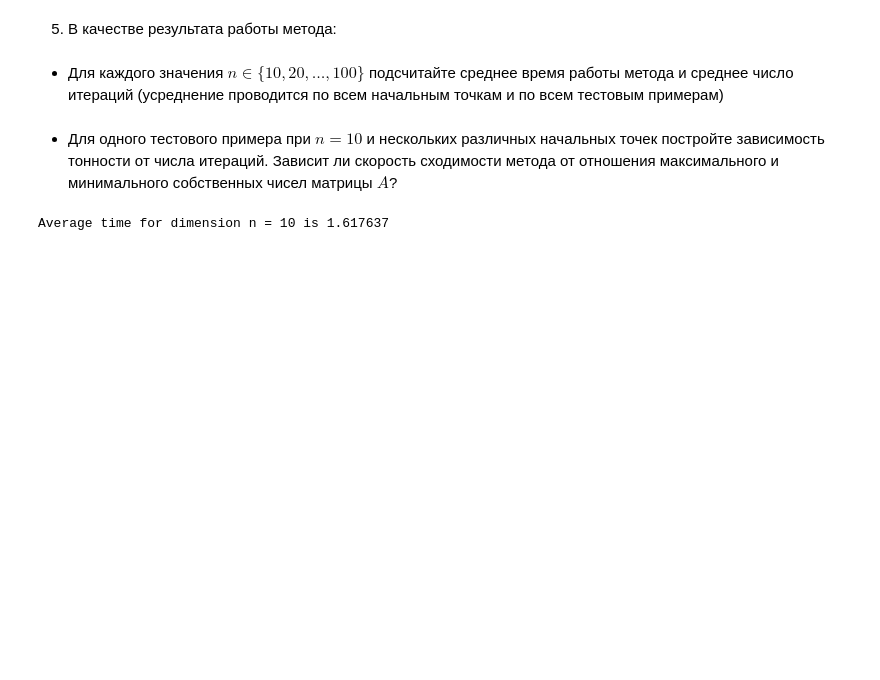
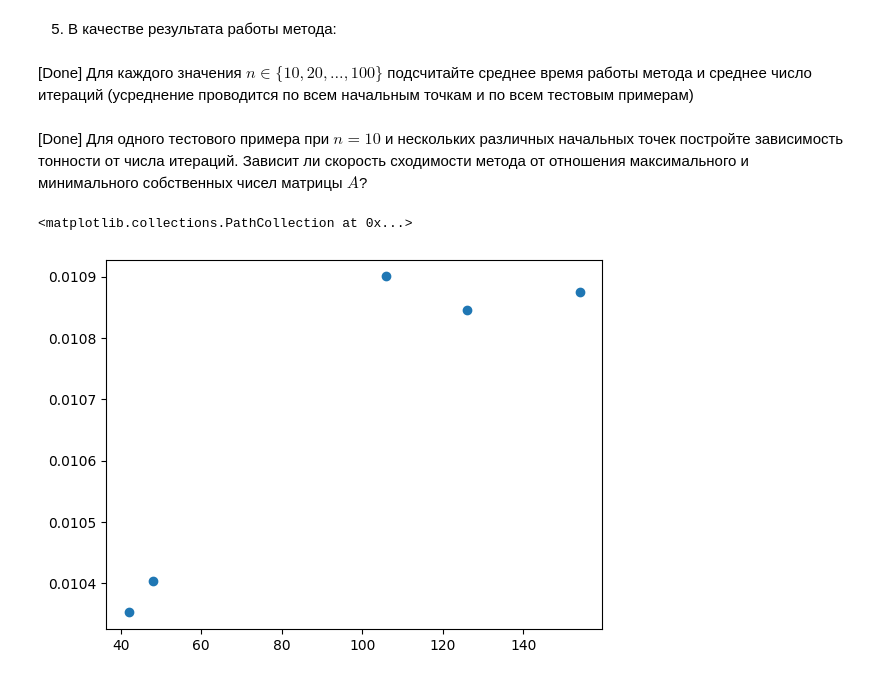
Before and after one commit to alexgiving/optimization, a Jupyter notebook: gradient_descent.ipynb, the cells around one changed output. Saved outputs shown, nothing was run; the diff lists cells and outputs as text; code cells hidden in the pictures; blank space fills up the shorter version.

```diff
--- a/gradient_descent.ipynb
+++ b/gradient_descent.ipynb
@@ -67 +107,34 @@ def get_symmetric_matrix(n: int) -> NDArray:
+# %%
+@dataclass
+class TestCase:
+    A: NDArray
+    default_x: list[NDArray] = field(default_factory=list)
+    solver_x: NDArray = None
+    my_x: list[NDArray] = field(default_factory=list)
+    num_iterations: list[int] = field(default_factory=list)
+    time: list[int] = field(default_factory=list)
+    accuracy: list[float] = field(default_factory=list)
+
+
+def generate_data(min_dim: int, max_dim: int, step_dim: int, num_test_cases: int, num_experiments: int) -> Dict[int, List[TestCase]]:
+    dimensionality_range = range(min_dim, max_dim+1, step_dim)
+
+    data = defaultdict(list)
+    for n in dimensionality_range:
+        for _ in range(num_test_cases):
+            A = get_symmetric_matrix(n)
+            test_case = TestCase(A)
+            for _ in range(num_experiments):
+                x = np.random.random(n)
+                test_case.default_x.append(x)
+            data[n].append(test_case)
+    return data
+# %%
+test_data = generate_data(
+    min_dim=10,
+    max_dim=10,
+    step_dim=10,
+    num_test_cases=100,
+    num_experiments=100
+    )
 # %%
@@ -211,25 +270,13 @@ for n in n_values:
 # %% [markdown]
 5. В качестве результата работы метода:
 # %% [markdown]
-* Для каждого значения $n \in \{10,20,\dots,100\}$ подсчитайте среднее время работы метода и среднее число итераций (усреднение проводится по всем начальным точкам и по всем тестовым примерам)
+[Done] Для каждого значения $n \in \{10,20,\dots,100\}$ подсчитайте среднее время работы метода и среднее число итераций (усреднение проводится по всем начальным точкам и по всем тестовым примерам)
 # %% [markdown]
-* Для одного тестового примера при $n = 10$ и нескольких различных начальных точек постройте зависимость тонности от числа итераций. Зависит ли скорость сходимости метода от отношения максимального и минимального собственных чисел матрицы $A$?
+[Done] Для одного тестового примера при $n = 10$ и нескольких различных начальных точек постройте зависимость тонности от числа итераций. Зависит ли скорость сходимости метода от отношения максимального и минимального собственных чисел матрицы $A$?
-# %%
-n = 10
-N = 3
-
-mu = np.ones(n)
-time_stamps = []
-
-for experiment in range(N):
-    A = get_symmetric_matrix(n)
-
-    start_time = time.time()
-    x = grad_desc_exact_line(n=n, A=A, func=function, grad_func=grad_function)
-    end_time = time.time()
-    time_stamps.append(end_time - start_time)
-
-    # print(f'Optimal y: {function(x, A, mu)}, obtained in {x}')
-print(f'Average time for dimension n = {n} is {np.mean(time_stamps):.6f}')
-# %% [output]
-Average time for dimension n = 10 is 1.617637
+# %%
+test_case = test_data[10][0]
+
+plt.scatter(test_case.num_iterations, test_case.accuracy)
+# %% [output]
+<matplotlib.collections.PathCollection at 0x...>
+[figure, added]
```
Also changed, not shown: parts of 16 cells of this notebook, 2 other files.
